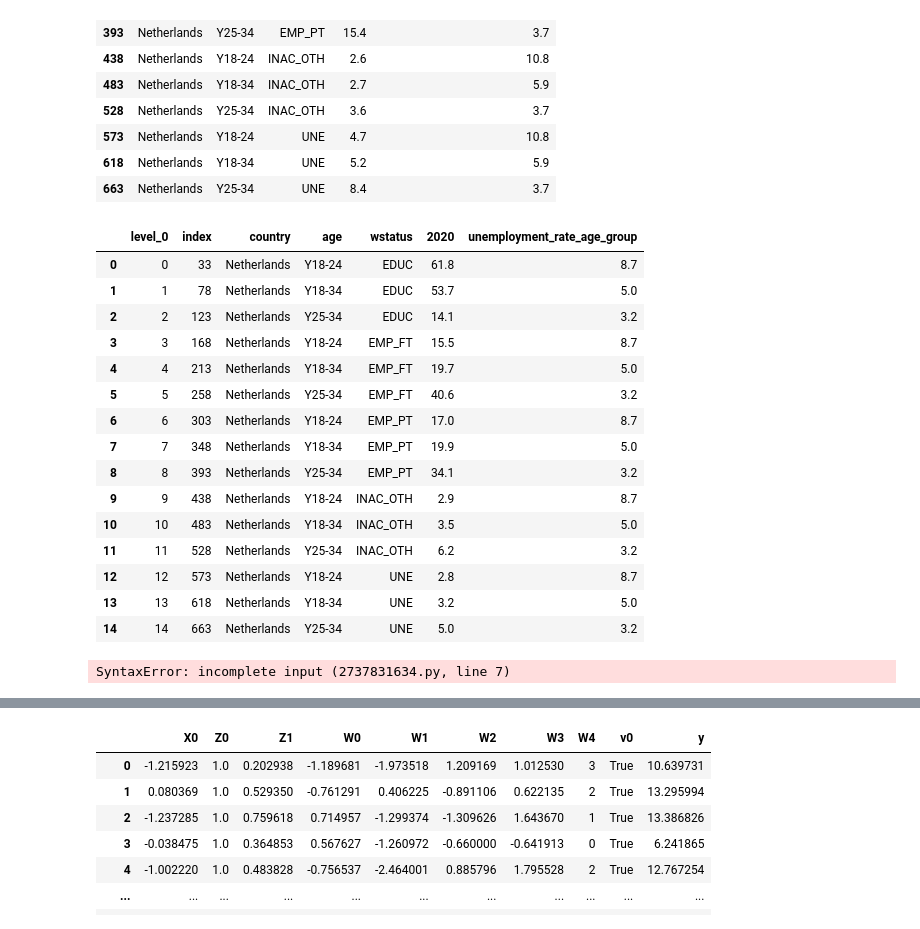
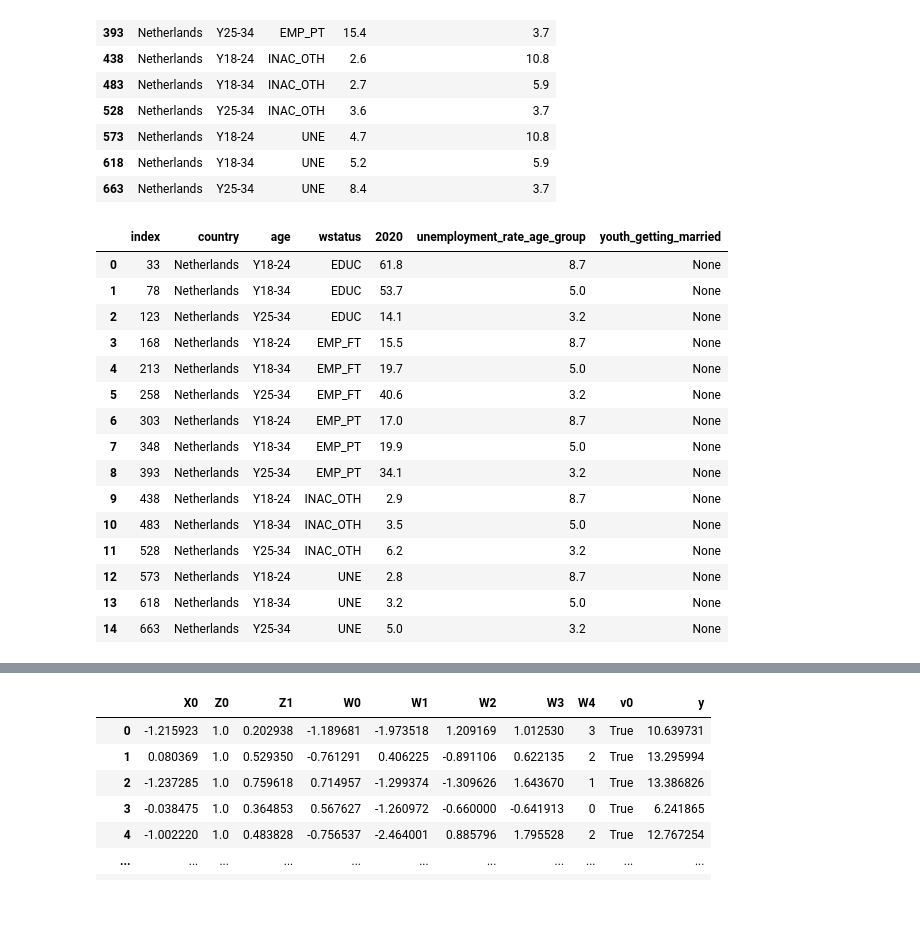
Before and after one commit to AnneLouisedb/Causality_Eurostat, a Jupyter notebook: research_outline.ipynb, the cells around one changed output, grey strips where cells are left out. Saved outputs shown, nothing was run; the diff lists cells and outputs as text; code cells hidden in the pictures.

Commit message:
youth getting married

```diff
--- a/research_outline.ipynb
+++ b/research_outline.ipynb
@@ -482,36 +519,28 @@ df_outcome_2010
 # %%
 # Adding a new column based on conditions
 df_outcome_2020['unemployment_rate_age_group'] = None  # Initialize column with None values
 
 # Setting values based on conditions
 df_outcome_2020.loc[df_outcome_2020['age'] == 'Y18-34', 'unemployment_rate_age_group'] = 5.0 # only for 15-39 -> 18-34
 df_outcome_2020.loc[df_outcome_2020['age'] == 'Y18-24', 'unemployment_rate_age_group'] = 8.7 # Y18-24 (based on the data Y15-24)
 df_outcome_2020.loc[df_outcome_2020['age'] == 'Y25-34', 'unemployment_rate_age_group'] = 3.2
+
+df_outcome_2020['youth_getting_married'] = None
 df_outcome_2020
 # %% [output]
-|  | level_0 | index | country | age | wstatus | 2020 | unemployment_rate_age_group |
-| 0 | 0 | 33 | Netherlands | Y18-24 | EDUC | 61.8 | 8.7 |
-| 1 | 1 | 78 | Netherlands | Y18-34 | EDUC | 53.7 | 5.0 |
-| 2 | 2 | 123 | Netherlands | Y25-34 | EDUC | 14.1 | 3.2 |
-| 3 | 3 | 168 | Netherlands | Y18-24 | EMP_FT | 15.5 | 8.7 |
-| 4 | 4 | 213 | Netherlands | Y18-34 | EMP_FT | 19.7 | 5.0 |
-| 5 | 5 | 258 | Netherlands | Y25-34 | EMP_FT | 40.6 | 3.2 |
-| 6 | 6 | 303 | Netherlands | Y18-24 | EMP_PT | 17.0 | 8.7 |
-| 7 | 7 | 348 | Netherlands | Y18-34 | EMP_PT | 19.9 | 5.0 |
-| 8 | 8 | 393 | Netherlands | Y25-34 | EMP_PT | 34.1 | 3.2 |
-| 9 | 9 | 438 | Netherlands | Y18-24 | INAC_OTH | 2.9 | 8.7 |
-| 10 | 10 | 483 | Netherlands | Y18-34 | INAC_OTH | 3.5 | 5.0 |
-| 11 | 11 | 528 | Netherlands | Y25-34 | INAC_OTH | 6.2 | 3.2 |
-| 12 | 12 | 573 | Netherlands | Y18-24 | UNE | 2.8 | 8.7 |
-| 13 | 13 | 618 | Netherlands | Y18-34 | UNE | 3.2 | 5.0 |
-| 14 | 14 | 663 | Netherlands | Y25-34 | UNE | 5.0 | 3.2 |
+|  | index | country | age | wstatus | 2020 | unemployment_rate_age_group | youth_getting_married |
+| 0 | 33 | Netherlands | Y18-24 | EDUC | 61.8 | 8.7 | None |
+| 1 | 78 | Netherlands | Y18-34 | EDUC | 53.7 | 5.0 | None |
+| 2 | 123 | Netherlands | Y25-34 | EDUC | 14.1 | 3.2 | None |
+| 3 | 168 | Netherlands | Y18-24 | EMP_FT | 15.5 | 8.7 | None |
+| 4 | 213 | Netherlands | Y18-34 | EMP_FT | 19.7 | 5.0 | None |
+| 5 | 258 | Netherlands | Y25-34 | EMP_FT | 40.6 | 3.2 | None |
+| 6 | 303 | Netherlands | Y18-24 | EMP_PT | 17.0 | 8.7 | None |
+| 7 | 348 | Netherlands | Y18-34 | EMP_PT | 19.9 | 5.0 | None |
+| 8 | 393 | Netherlands | Y25-34 | EMP_PT | 34.1 | 3.2 | None |
+| 9 | 438 | Netherlands | Y18-24 | INAC_OTH | 2.9 | 8.7 | None |
+| 10 | 483 | Netherlands | Y18-34 | INAC_OTH | 3.5 | 5.0 | None |
+| 11 | 528 | Netherlands | Y25-34 | INAC_OTH | 6.2 | 3.2 | None |
+| 12 | 573 | Netherlands | Y18-24 | UNE | 2.8 | 8.7 | None |
+| 13 | 618 | Netherlands | Y18-34 | UNE | 3.2 | 5.0 | None |
+| 14 | 663 | Netherlands | Y25-34 | UNE | 5.0 | 3.2 | None |
-# %%
-# With graph
-model=CausalModel(
-        data =df_outcome ,
-        treatment='wstatus',
-        outcome= '2020',
-        graph= # TO DO )
-model.view_model()
-# %% [output]
-SyntaxError: incomplete input (2737831634.py, line 7)
```
Also changed, not shown: parts of 11 cells of this notebook.
